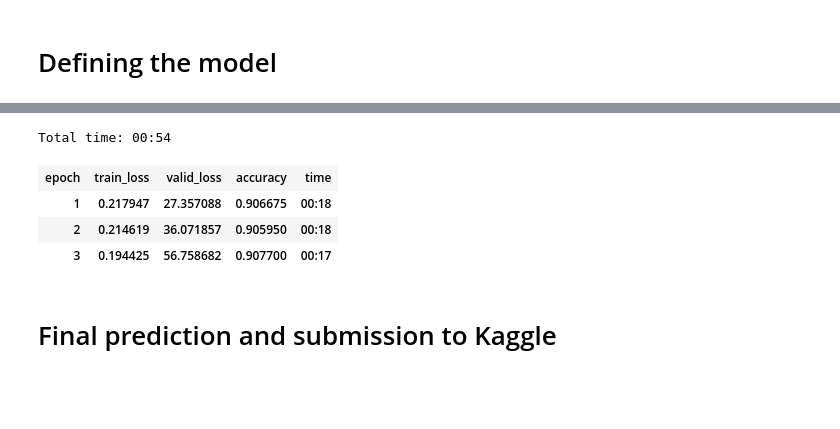
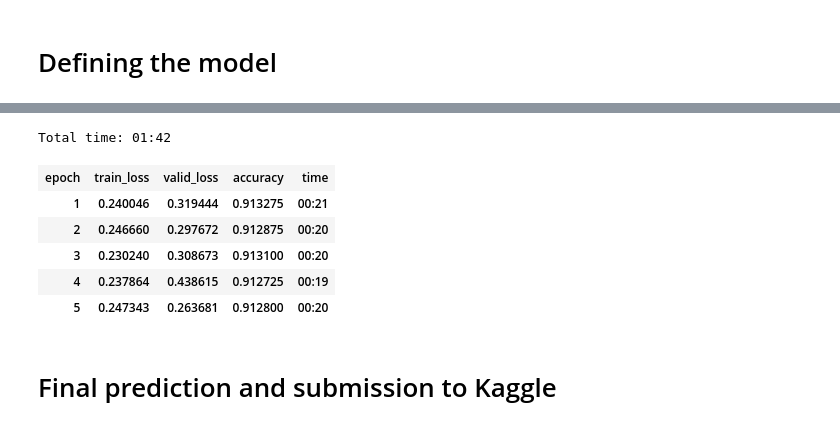
Before and after one commit to kszczupak/kaggle_competitions, a Jupyter notebook: Santander.ipynb, the cells around one changed output, grey strips where cells are left out. Drawn from its saved outputs; the diff is of its cells as text; code cells hidden in the pictures; blank space fills up the shorter version.

```diff
--- a/Santander.ipynb
+++ b/Santander.ipynb
@@ -201,11 +221,13 @@ LR Finder is complete, type {learner_name}.recorder.plot() to see the graph.
-# %%
-learn.fit_one_cycle(3, 8e-4)
-# %% [output]
-Total time: 00:54
-| epoch | train_loss | valid_loss | accuracy | time |
-| 1 | 0.217947 | 27.357088 | 0.906675 | 00:18 |
-| 2 | 0.214619 | 36.071857 | 0.905950 | 00:18 |
-| 3 | 0.194425 | 56.758682 | 0.907700 | 00:17 |
+# %%
+learn.fit_one_cycle(5, 1e-5)
+# %% [output]
+Total time: 01:42
+| epoch | train_loss | valid_loss | accuracy | time |
+| 1 | 0.240046 | 0.319444 | 0.913275 | 00:21 |
+| 2 | 0.246660 | 0.297672 | 0.912875 | 00:20 |
+| 3 | 0.230240 | 0.308673 | 0.913100 | 00:20 |
+| 4 | 0.237864 | 0.438615 | 0.912725 | 00:19 |
+| 5 | 0.247343 | 0.263681 | 0.912800 | 00:20 |
 # %%
 learn.save('state-2')
 # %% [markdown]
```
Also changed, not shown: parts of 10 cells of this notebook.
